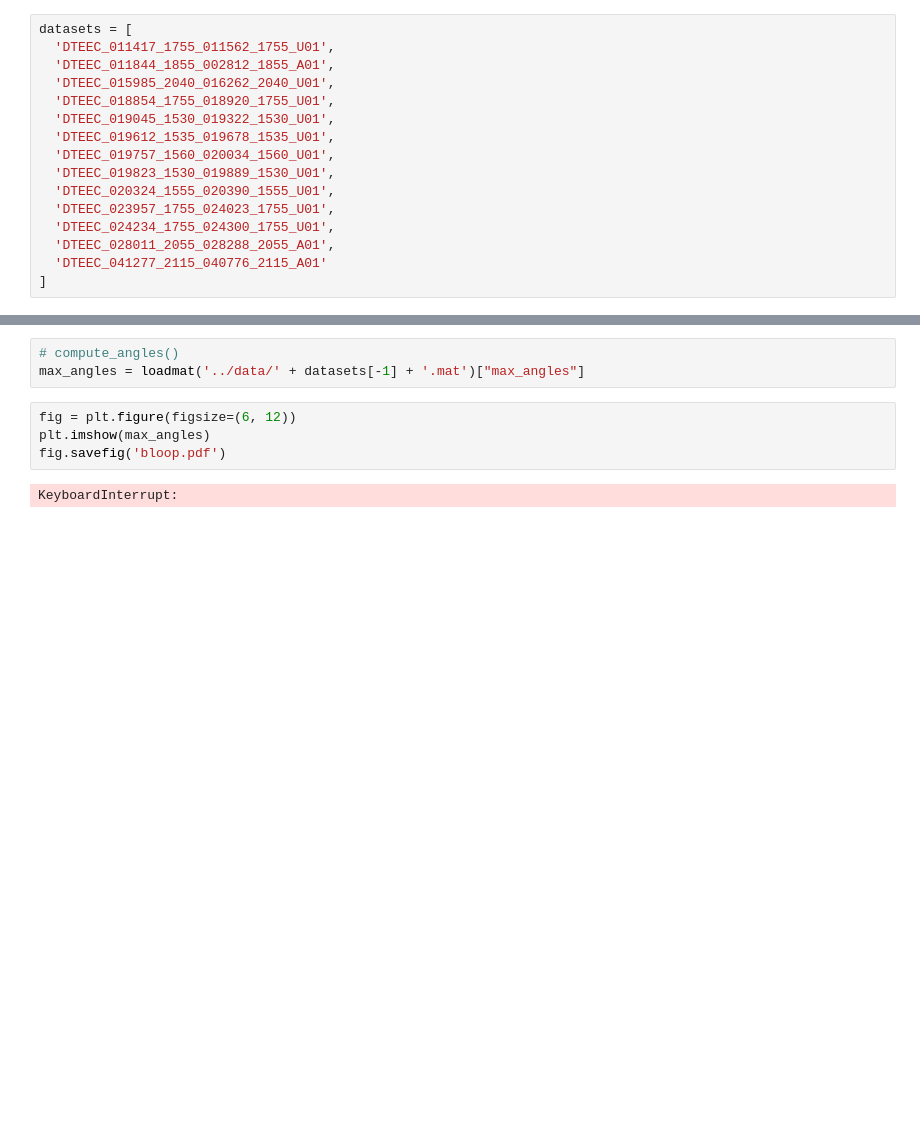
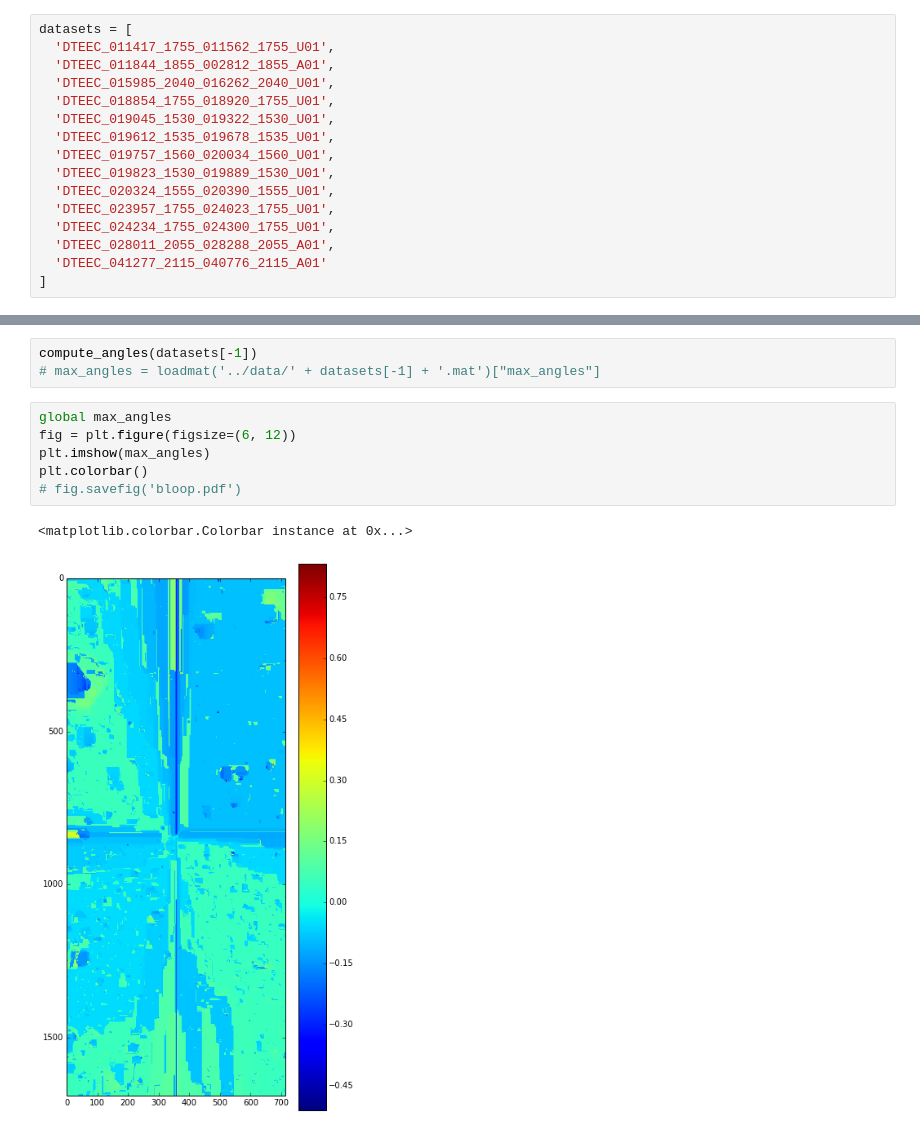
Before and after one commit to PapaCharlie/Rover-Climb-Angles, a Jupyter notebook: code/climbangle.ipynb, the cells around one changed output, grey strips where cells are left out. Saved outputs shown, nothing was run; the diff lists cells and outputs as text; blank space fills up the shorter version.

```diff
--- a/code/climbangle.ipynb
+++ b/code/climbangle.ipynb
@@ -100,13 +105,16 @@ def compute_angles(dataset):
     savemat('../data/' + dataset + '.mat', {'max_angles': max_angles})
 # %%
-# compute_angles()
-max_angles = loadmat('../data/' + datasets[-1] + '.mat')["max_angles"]
+compute_angles(datasets[-1])
+# max_angles = loadmat('../data/' + datasets[-1] + '.mat')["max_angles"]
 # %%
+global max_angles
 fig = plt.figure(figsize=(6, 12))
 plt.imshow(max_angles)
-fig.savefig('bloop.pdf')
+plt.colorbar()
+# fig.savefig('bloop.pdf')
 # %% [output]
-KeyboardInterrupt:
+<matplotlib.colorbar.Colorbar instance at 0x...>
+[figure, added]
 # %%
 plt.hist(max_angles[max_angles != inf], log=True)
 # %% [output]
```
Also changed, not shown: parts of 5 cells of this notebook, 1 other file.
